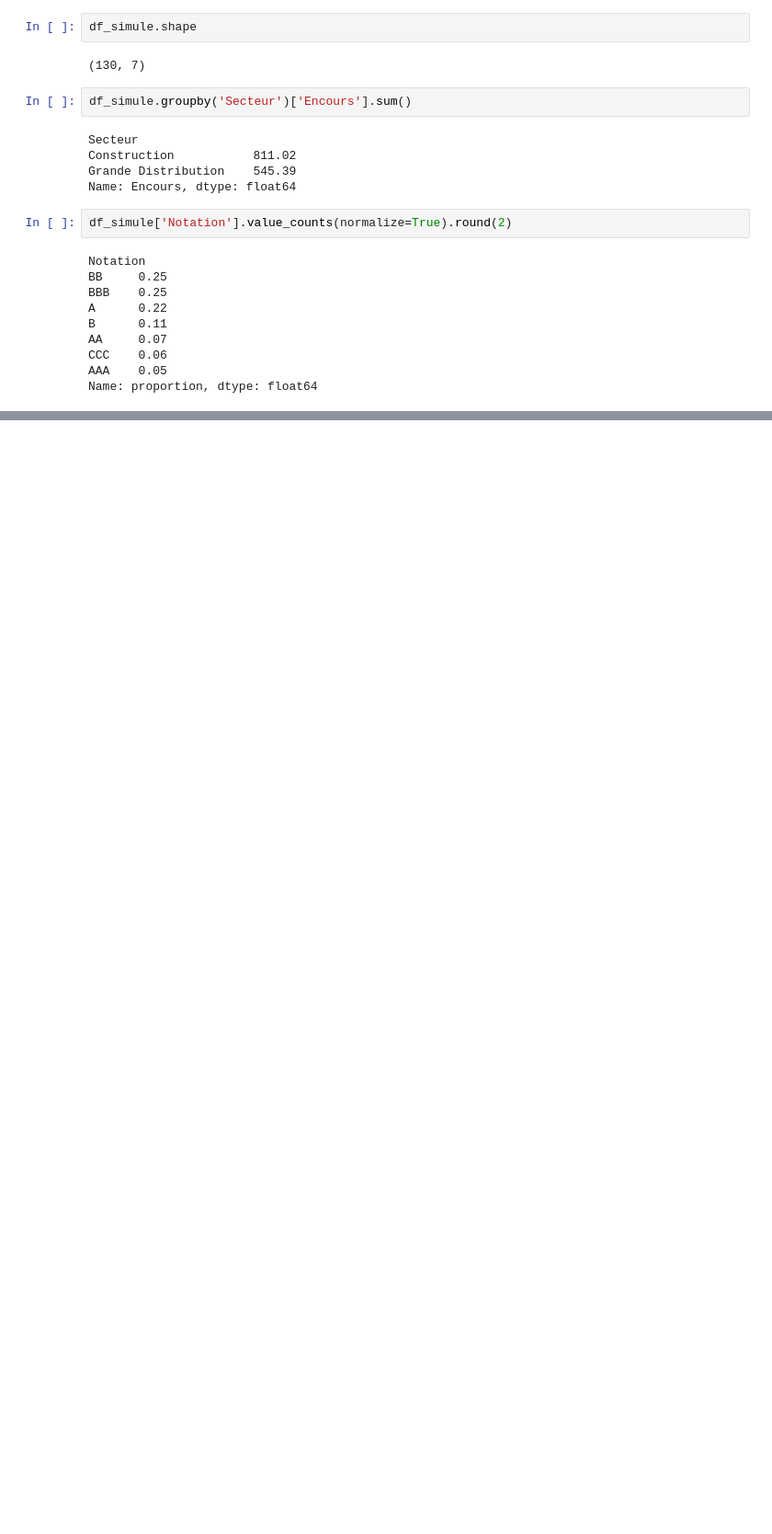
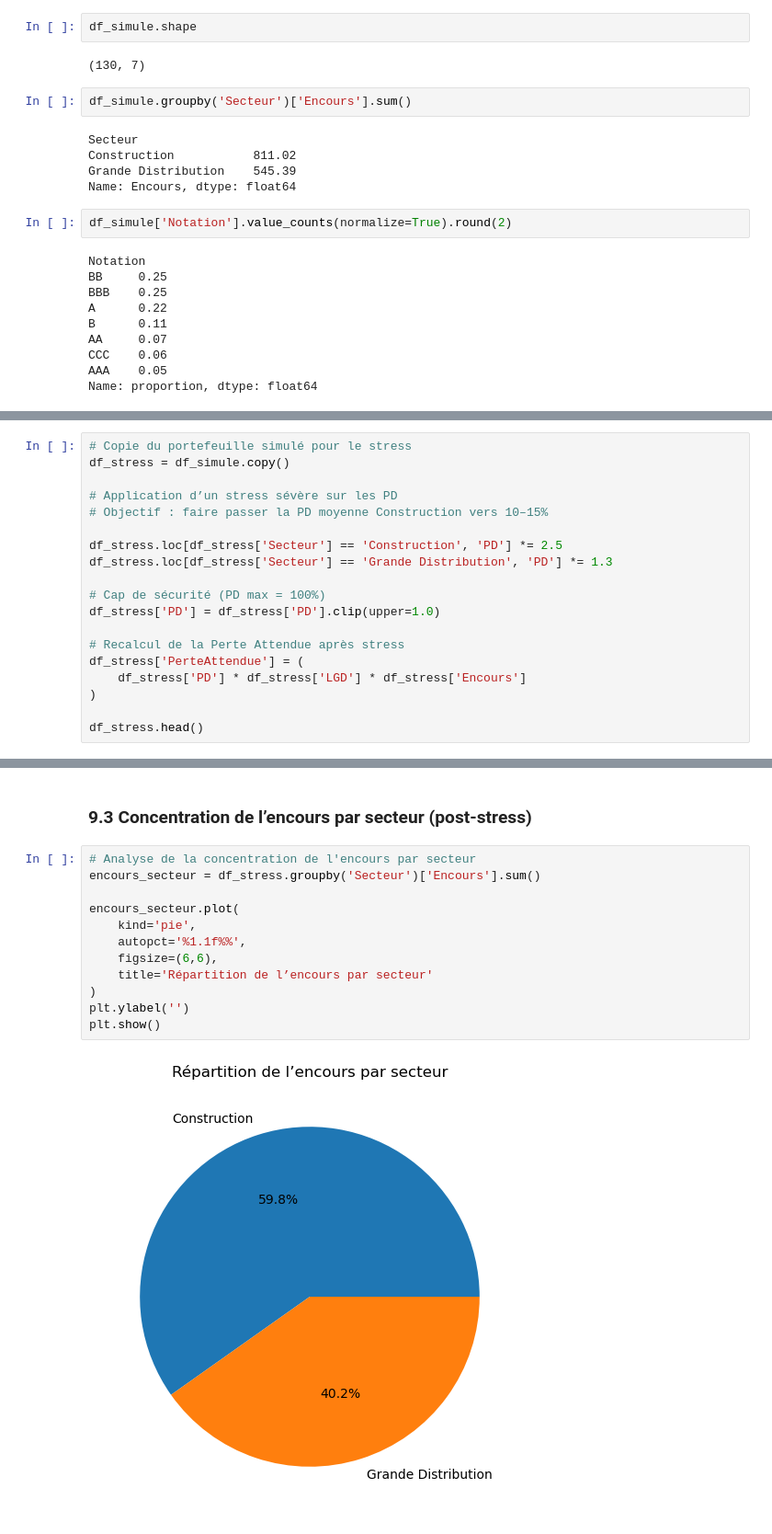
Before and after one commit to CALAIN1/stress-test-global-risk, a Jupyter notebook: stress_test_global_risk_FINAL.ipynb, the cells around one changed output, grey strips where cells are left out. Shown at 92% size. Cells and saved outputs as stored; diff of their text form; blank space fills up the shorter version.

```diff
--- a/stress_test_global_risk_FINAL.ipynb
+++ b/stress_test_global_risk_FINAL.ipynb
@@ -514,0 +897,19 @@ Name: proportion, dtype: float64
+# %%
+# Copie du portefeuille simulé pour le stress
+df_stress = df_simule.copy()
+
+# Application d’un stress sévère sur les PD
+# Objectif : faire passer la PD moyenne Construction vers 10–15%
+
+df_stress.loc[df_stress['Secteur'] == 'Construction', 'PD'] *= 2.5
+df_stress.loc[df_stress['Secteur'] == 'Grande Distribution', 'PD'] *= 1.3
+
+# Cap de sécurité (PD max = 100%)
+df_stress['PD'] = df_stress['PD'].clip(upper=1.0)
+
+# Recalcul de la Perte Attendue après stress
+df_stress['PerteAttendue'] = (
+    df_stress['PD'] * df_stress['LGD'] * df_stress['Encours']
+)
+
+df_stress.head()
@@ -514,0 +939,16 @@ Name: proportion, dtype: float64
+# %% [markdown]
+### 9.3 Concentration de l’encours par secteur (post-stress)
+# %%
+# Analyse de la concentration de l'encours par secteur
+encours_secteur = df_stress.groupby('Secteur')['Encours'].sum()
+
+encours_secteur.plot(
+    kind='pie',
+    autopct='%1.1f%%',
+    figsize=(6,6),
+    title='Répartition de l’encours par secteur'
+)
+plt.ylabel('')
+plt.show()
+# %% [output]
+[figure, added]
```
Also changed, not shown: parts of 104 cells of this notebook.
